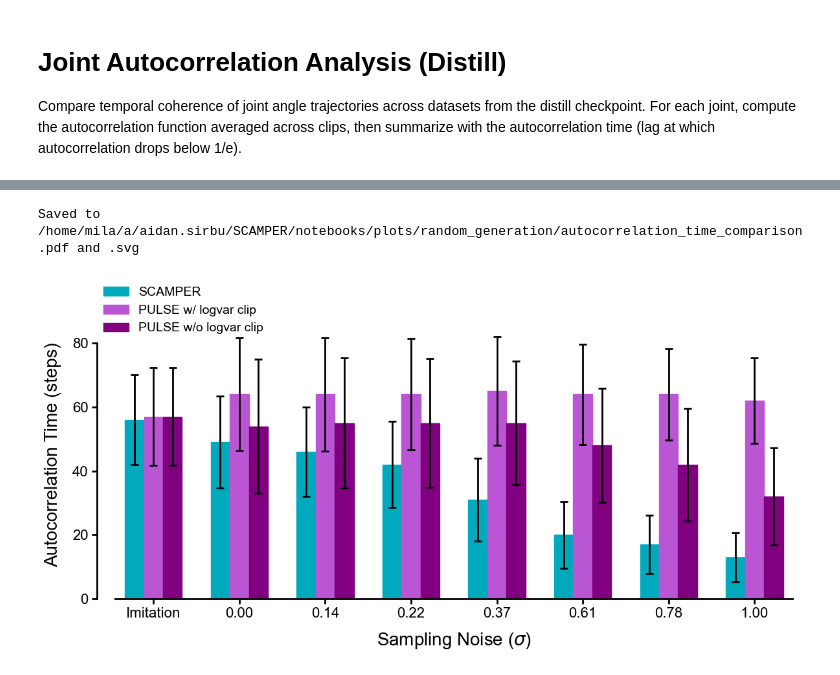
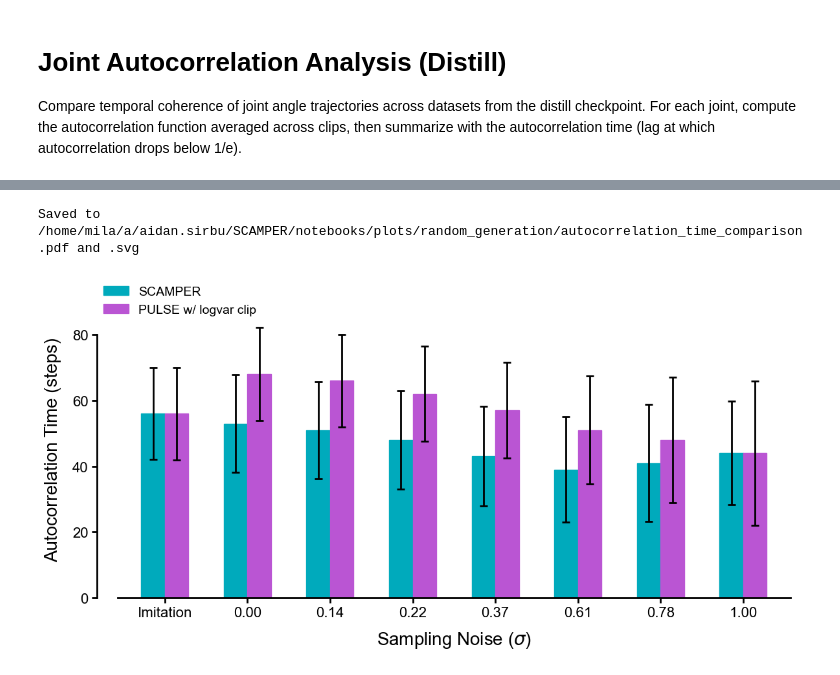
Before and after one commit to asirbu77/SCAMPER, a Jupyter notebook: notebooks/analysis/random_generation/autocorrelation_PULSEvSCAMPER.ipynb, the cells around one changed output, grey strips where cells are left out. Drawn from its saved outputs; the diff is of its cells as text; code cells hidden in the pictures.

```diff
--- a/notebooks/analysis/random_generation/autocorrelation_PULSEvSCAMPER.ipynb
+++ b/notebooks/analysis/random_generation/autocorrelation_PULSEvSCAMPER.ipynb
@@ -18,12 +18,12 @@ from scamper.analysis.discriminator.data_loading import (
 )
 
 # ============ CONFIGURATION ============
-DATASET_PATH = "/home/mila/a/aidan.sirbu/SCAMPER/data/generation_rollout/generation_rollout_rgm_31.h5"
+DATASET_PATH = "/home/mila/a/aidan.sirbu/SCAMPER/data/generation_rollout/generation_rollout_rgm_54.h5"
 REFERENCE_DATASET = "student_encoder_decoder_qpos"
 JOINT_ANGLE_START = 7
 EXCLUDE_DATASETS = {"original_qpos"}
 SAVE_DIR = Path("/home/mila/a/aidan.sirbu/SCAMPER/notebooks/plots/random_generation")
-REMOVE_FALLEN = True
+REMOVE_FALLEN = False
 # %%
 import os
 
@@ -856,5 +592,5 @@ Saved distill autocorrelation time bar plot
 # %%
-# Grouped vertical bar chart: SCAMPER vs PULSE w/ logvar clip vs PULSE w/o logvar clip
+# Grouped vertical bar chart: SCAMPER vs PULSE w/ logvar clip
 # Include imitation reference + shared sigma labels
 # PULSE uses prior_* names, SCAMPER uses rgm_* names
 prior_sigma_label_map = {
@@ -887,14 +623,6 @@ scamper_ac_errs = [ac_times_std[REFERENCE_DATASET]] + [
     ac_times_std[n] for n in rgm_sigma_names
 ]
 
-# PULSE w/o logvar clip values (prior_ keys)
-pulse_ac_vals = [distill_ac_times[DISTILL_REFERENCE_DATASET]] + [
-    distill_ac_times[n] for n in prior_sigma_names
-]
-pulse_ac_errs = [distill_ac_times_std[DISTILL_REFERENCE_DATASET]] + [
-    distill_ac_times_std[n] for n in prior_sigma_names
-]
-
 # PULSE w/ logvar clip values (prior_ keys)
 clamp_ac_vals = [clamp_ac_times[CLAMP_REFERENCE_DATASET]] + [
     clamp_ac_times[n] for n in prior_sigma_names
@@ -916,12 +644,12 @@ save_name_ac_cmp = "autocorrelation_time_comparison"
 fig, ax = plt.subplots(figsize=(12, 6))
 
 n = len(ac_x_labels)
-x = np.arange(n) * 1.8  # spread out for 3 bars
+x = np.arange(n) * 1.4
 bar_width = 0.4
 
 # SCAMPER bars (left)
 ax.bar(
-    x - bar_width,
+    x - bar_width / 2,
     scamper_ac_vals,
     bar_width,
     color=bar_color,
@@ -929,7 +657,7 @@ ax.bar(
     label="SCAMPER",
 )
 ax.errorbar(
-    x - bar_width,
+    x - bar_width / 2,
     scamper_ac_vals,
     yerr=scamper_ac_errs,
     fmt="none",
@@ -939,9 +667,9 @@ ax.errorbar(
     linewidth=2,
 )
 
-# PULSE w/ logvar clip bars (center)
+# PULSE w/ logvar clip bars (right)
 ax.bar(
-    x,
+    x + bar_width / 2,
     clamp_ac_vals,
     bar_width,
     color=light_purple_color,
@@ -949,29 +677,9 @@ ax.bar(
     label="PULSE w/ logvar clip",
 )
 ax.errorbar(
-    x,
+    x + bar_width / 2,
     clamp_ac_vals,
     yerr=clamp_ac_errs,
-    fmt="none",
-    ecolor="black",
-    capsize=4,
-    capthick=2,
-    linewidth=2,
-)
-
-# PULSE w/o logvar clip bars (right)
-ax.bar(
-    x + bar_width,
-    pulse_ac_vals,
-    bar_width,
-    color=purple_color,
-    edgecolor=purple_color,
-    label="PULSE w/o logvar clip",
-)
-ax.errorbar(
-    x + bar_width,
-    pulse_ac_vals,
-    yerr=pulse_ac_errs,
     fmt="none",
     ecolor="black",
     capsize=4,
@@ -985,40 +693,39 @@ ax.set_xlim(x[0] - 1.0, x[-1] + 1.0)
 
 y_max = max(
     max(v + e for v, e in zip(scamper_ac_vals, scamper_ac_errs)),
-    max(v + e for v, e in zip(pulse_ac_vals, pulse_ac_errs)),
     max(v + e for v, e in zip(clamp_ac_vals, clamp_ac_errs)),
 )
 ax.set_ylim(0, y_max * 1.1)
 
 ax.set_ylabel("Autocorrelation Time (steps)", fontsize=20, labelpad=12)
 ax.set_xlabel("Sampling Noise ($\sigma$)", fontsize=20, labelpad=12)
 ax.tick_params(labelsize=16, width=2, length=6)
 ax.legend(fontsize=14, frameon=False, loc="center left", bbox_to_anchor=(-0.02, 1.0))
 
 sns.despine(ax=ax)
 ax.spines["left"].set_position(("outward", 10))
 
 yticks = ax.get_yticks()
 ylim = ax.get_ylim()
 yticks = [t for t in yticks if ylim[0] <= t <= ylim[1]]
 ax.spines["left"].set_bounds(yticks[0], yticks[-1])
 
 ax.spines["bottom"].set_bounds(x[0] - 0.8, x[-1] + 0.8)
 
 for spine in ["left", "bottom"]:
     ax.spines[spine].set_linewidth(2)
 
 plt.tight_layout()
 
 SAVE_DIR.mkdir(parents=True, exist_ok=True)
 fig.savefig(SAVE_DIR / f"{save_name_ac_cmp}.pdf", bbox_inches="tight")
 fig.savefig(SAVE_DIR / f"{save_name_ac_cmp}.svg", bbox_inches="tight")
 fig.savefig(SAVE_DIR / f"{save_name_ac_cmp}.png", bbox_inches="tight")
 print(f"Saved to {SAVE_DIR / save_name_ac_cmp}.pdf and .svg")
 
 plt.show()
 # %% [output]
 Saved to /home/mila/a/aidan.sirbu/SCAMPER/notebooks/plots/random_generation/autocorrelation_time_comparison.pdf and .svg
-[figure, old version]
+[figure, new version]
 # %%
 # Statistical significance: Welch's t-test on per-clip autocorrelation times
```
Also changed, not shown: parts of 15 cells of this notebook, 3 other files.
